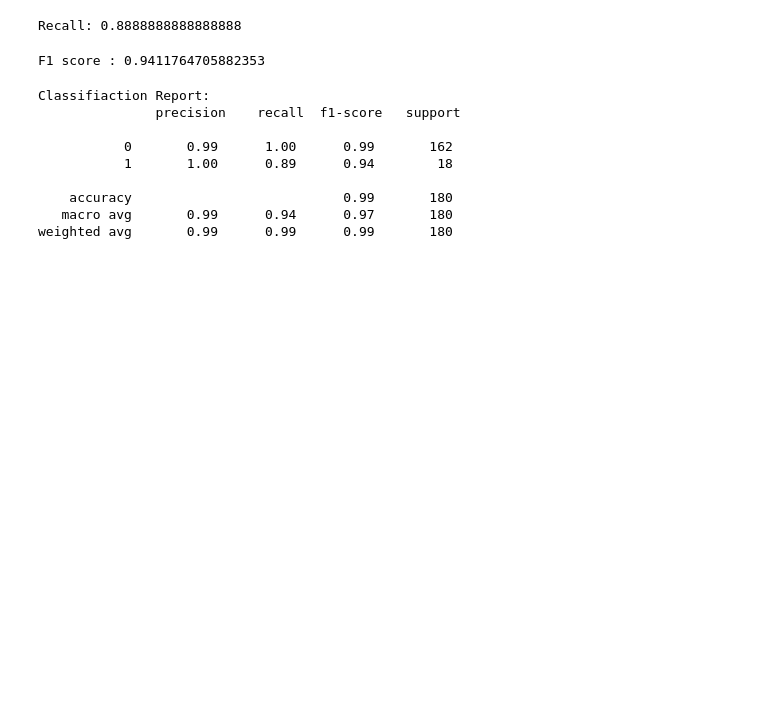
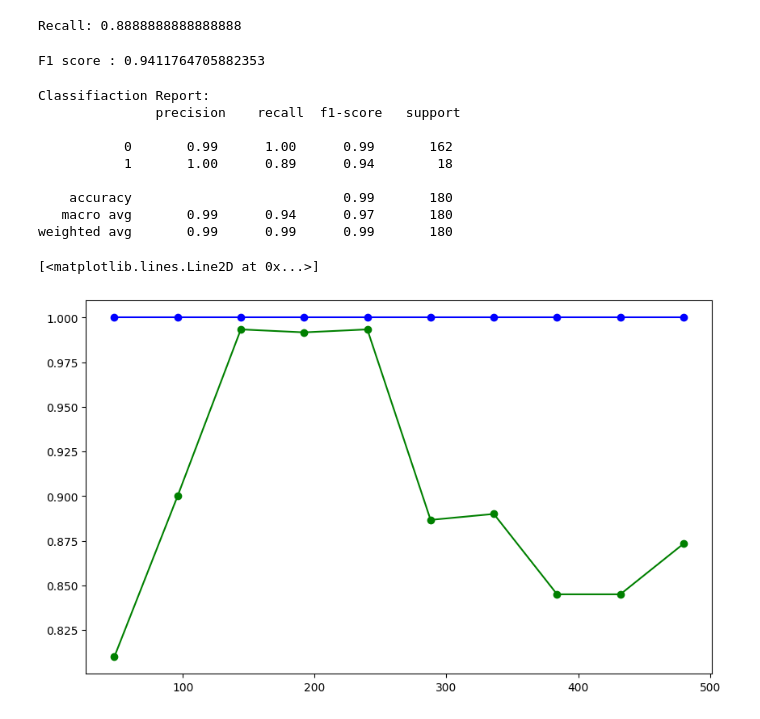
Before and after one commit to Devesh182/project2024, a Jupyter notebook: Predictive_Maintenance_Algorithm.ipynb, the cells around one changed output. Cells and saved outputs as stored; diff of their text form; code cells hidden in the pictures; blank space fills up the shorter version.

```diff
--- a/Predictive_Maintenance_Algorithm.ipynb
+++ b/Predictive_Maintenance_Algorithm.ipynb
@@ -72,0 +177,16 @@ weighted avg       0.99      0.99      0.99       180
+# %%
+train_sizes, train_scores, test_scores = learning_curve(
+    model, X_scaled, Y, cv=5, scoring='accuracy', n_jobs=-1,
+    train_sizes=np.linspace(0.1, 1.0, 10), random_state=42)
+# %%
+train_scores_mean = np.mean(train_scores, axis=1)
+train_scores_std = np.std(train_scores, axis=1)
+test_scores_mean = np.mean(test_scores, axis=1)
+test_scores_std = np.std(test_scores, axis=1)
+# %%
+plt.figure(figsize=(10, 6))
+plt.plot(train_sizes, train_scores_mean, 'o-', color="blue", label="Training score")
+plt.plot(train_sizes, test_scores_mean, 'o-', color="green", label="Cross-validation score")
+# %% [output]
+[<matplotlib.lines.Line2D at 0x...>]
+[figure, added]
```
Also changed, not shown: parts of 8 cells of this notebook.
